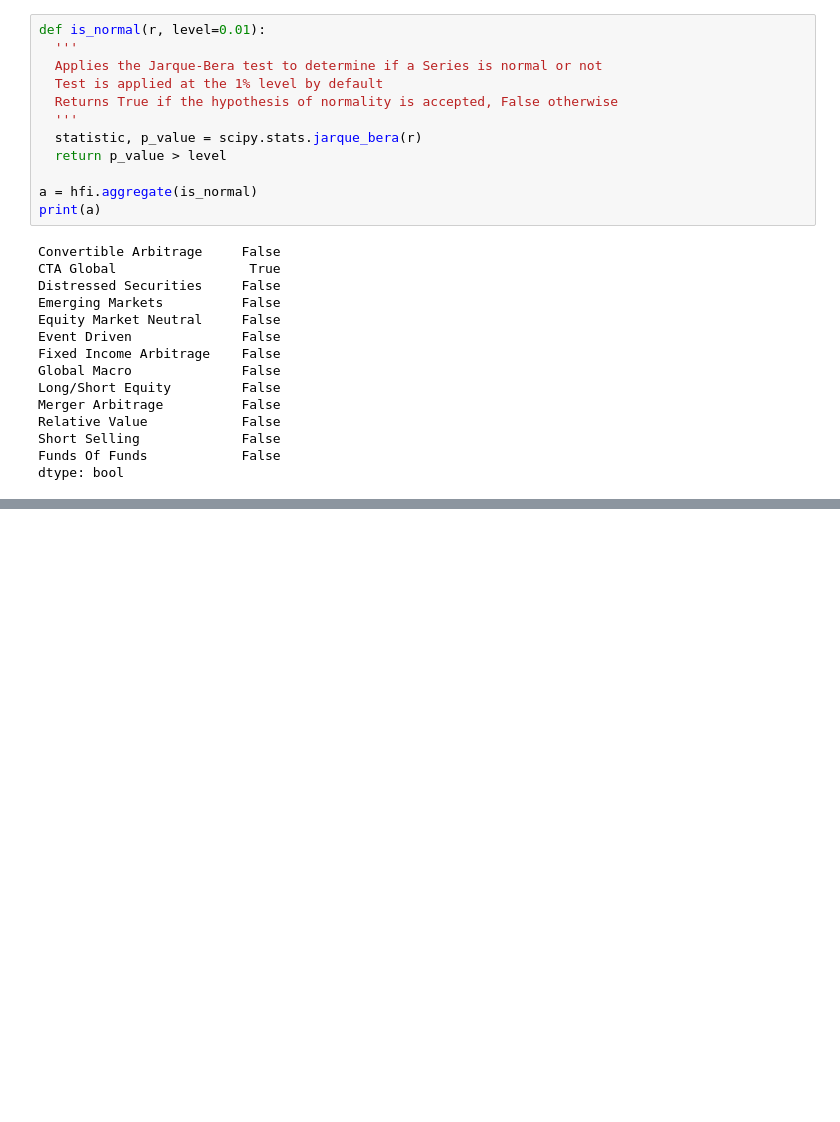
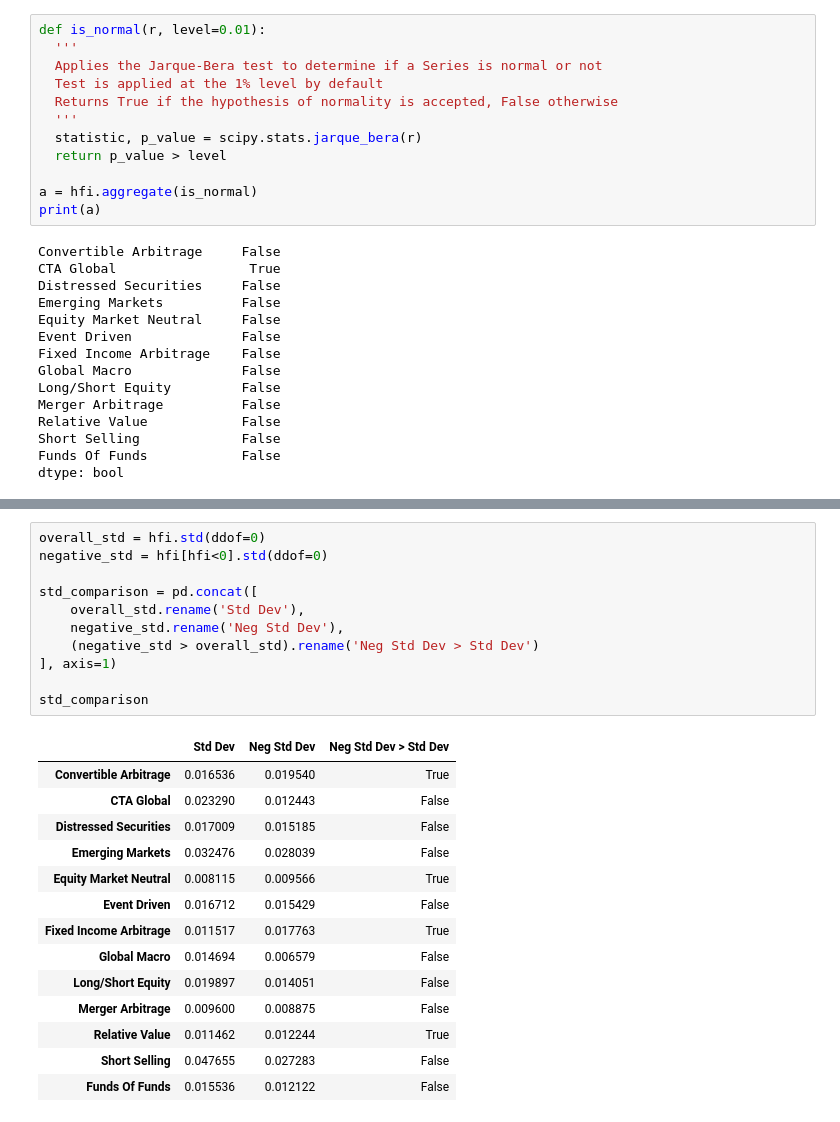
Before and after one commit to Terry4715/MVO-backtest, a Jupyter notebook: codeAlong.ipynb, the cells around one changed output, grey strips where cells are left out. Saved outputs shown, nothing was run; the diff lists cells and outputs as text; blank space fills up the shorter version.

```diff
--- a/codeAlong.ipynb
+++ b/codeAlong.ipynb
@@ -181,0 +180,26 @@ dtype: bool
+# %%
+overall_std = hfi.std(ddof=0)
+negative_std = hfi[hfi<0].std(ddof=0)
+
+std_comparison = pd.concat([
+    overall_std.rename('Std Dev'),
+    negative_std.rename('Neg Std Dev'),
+    (negative_std > overall_std).rename('Neg Std Dev > Std Dev')
+], axis=1)
+
+std_comparison
+# %% [output]
+|  | Std Dev | Neg Std Dev | Neg Std Dev > Std Dev |
+| Convertible Arbitrage | 0.016536 | 0.019540 | True |
+| CTA Global | 0.023290 | 0.012443 | False |
+| Distressed Securities | 0.017009 | 0.015185 | False |
+| Emerging Markets | 0.032476 | 0.028039 | False |
+| Equity Market Neutral | 0.008115 | 0.009566 | True |
+| Event Driven | 0.016712 | 0.015429 | False |
+| Fixed Income Arbitrage | 0.011517 | 0.017763 | True |
+| Global Macro | 0.014694 | 0.006579 | False |
+| Long/Short Equity | 0.019897 | 0.014051 | False |
+| Merger Arbitrage | 0.009600 | 0.008875 | False |
+| Relative Value | 0.011462 | 0.012244 | True |
+| Short Selling | 0.047655 | 0.027283 | False |
+| Funds Of Funds | 0.015536 | 0.012122 | False |
```
Also changed, not shown: parts of 10 cells of this notebook.
